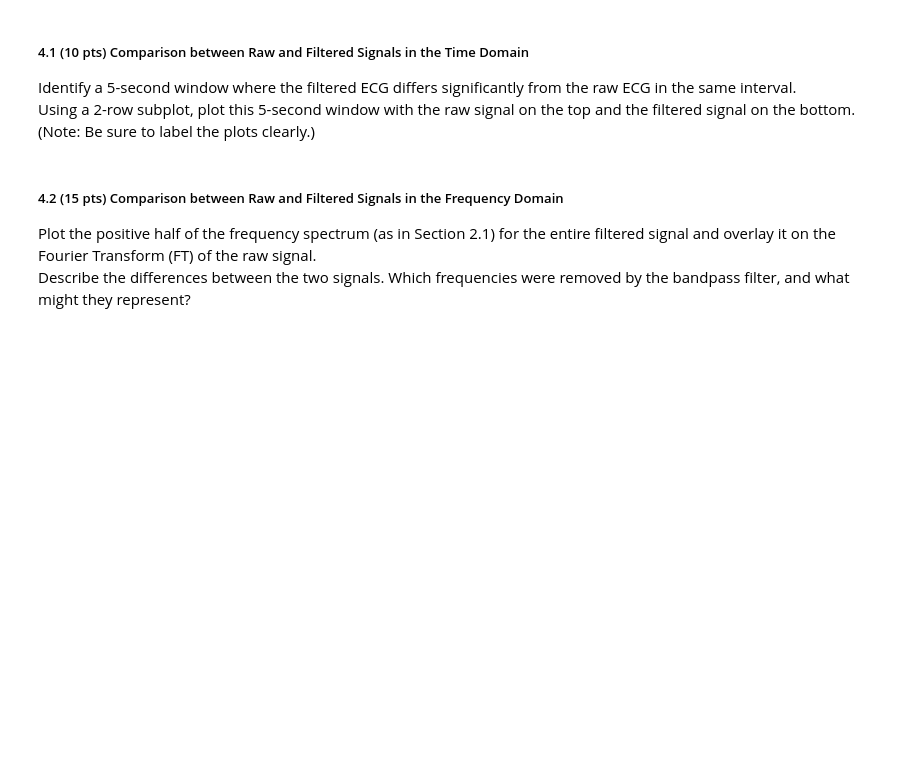
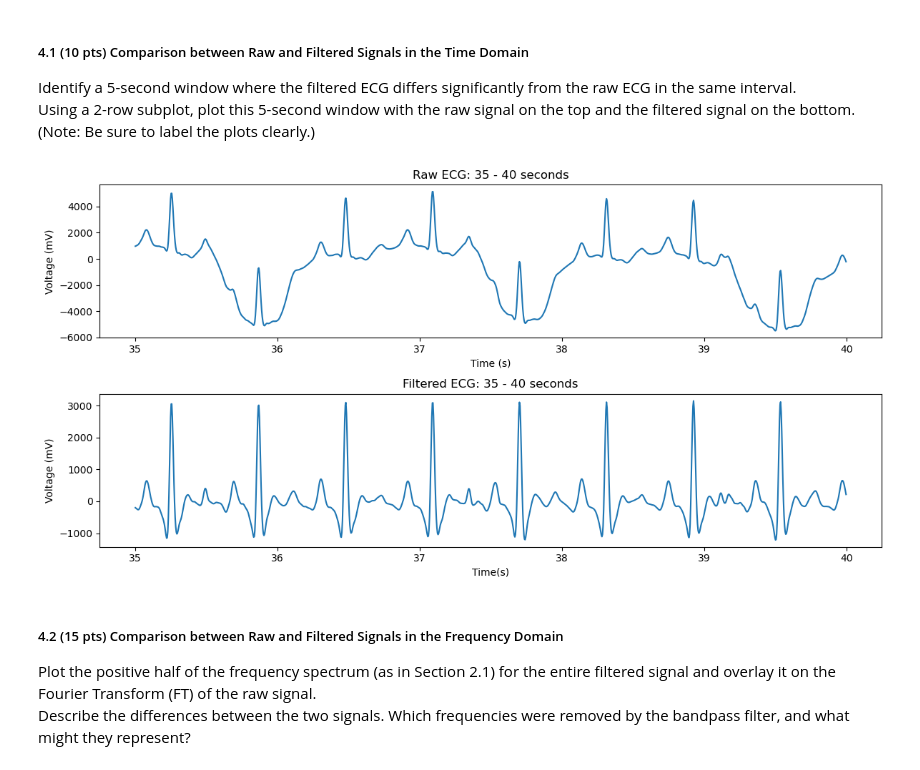
Before and after one commit to aless-sm/ECG-Asystole-Detection, a Jupyter notebook: ECG_Asystole_Detection.ipynb, the cells around one changed output. Cells and saved outputs as stored; diff of their text form; code cells hidden in the pictures; blank space fills up the shorter version.

Commit message:
Identify ECG discreprancy window

```diff
--- a/ECG_Asystole_Detection.ipynb
+++ b/ECG_Asystole_Detection.ipynb
@@ -185,6 +185,39 @@ The bandpass filter will remove all the noise mentioned above, at both high and
 
 Identify a 5-second window where the filtered ECG differs significantly from the raw ECG in the same interval.
 Using a 2-row subplot, plot this 5-second window with the raw signal on the top and the filtered signal on the bottom. (Note: Be sure to label the plots clearly.)
+# %%
+# --- Declare a 5 second window ---
+
+# At ~35s, the Raw ECG signal is furthest from baseline (largest difference compared to filtered ECG)
+start_time = 35             #seconds
+end_time = start_time + 5   #seconds
+
+# Convert time window (s) to sample indices
+start_index = int(start_time * sampling_rate)
+end_index = int(end_time * sampling_rate)
+
+# --- Plot the raw and filtered signals ---
+
+plt.figure(figsize=(12,6))
+
+# Top Plot: Raw ECG Signal (35-40 seconds)
+plt.subplot(2,1,1)
+plt.plot(ecg_time[start_index:end_index], ecg_data_1d[start_index:end_index])
+plt.title("Raw ECG: {} - {} seconds".format(start_time, end_time))
+plt.xlabel("Time (s)")
+plt.ylabel("Voltage (mV)")
+
+# Bottom Plot: Filtered ECG Signal (35-40 seconds)
+plt.subplot(2,1,2)
+plt.plot(ecg_time[start_index:end_index], filtered_ecg[start_index:end_index])
+plt.title("Filtered ECG: {} - {} seconds".format(start_time, end_time))
+plt.xlabel("Time(s)")
+plt.ylabel("Voltage (mV)")
+
+plt.tight_layout()
+plt.show()
+# %% [output]
+[figure, added]
 # %% [markdown]
 ##### 4.2 (15 pts) Comparison between Raw and Filtered Signals in the Frequency Domain
 
```
